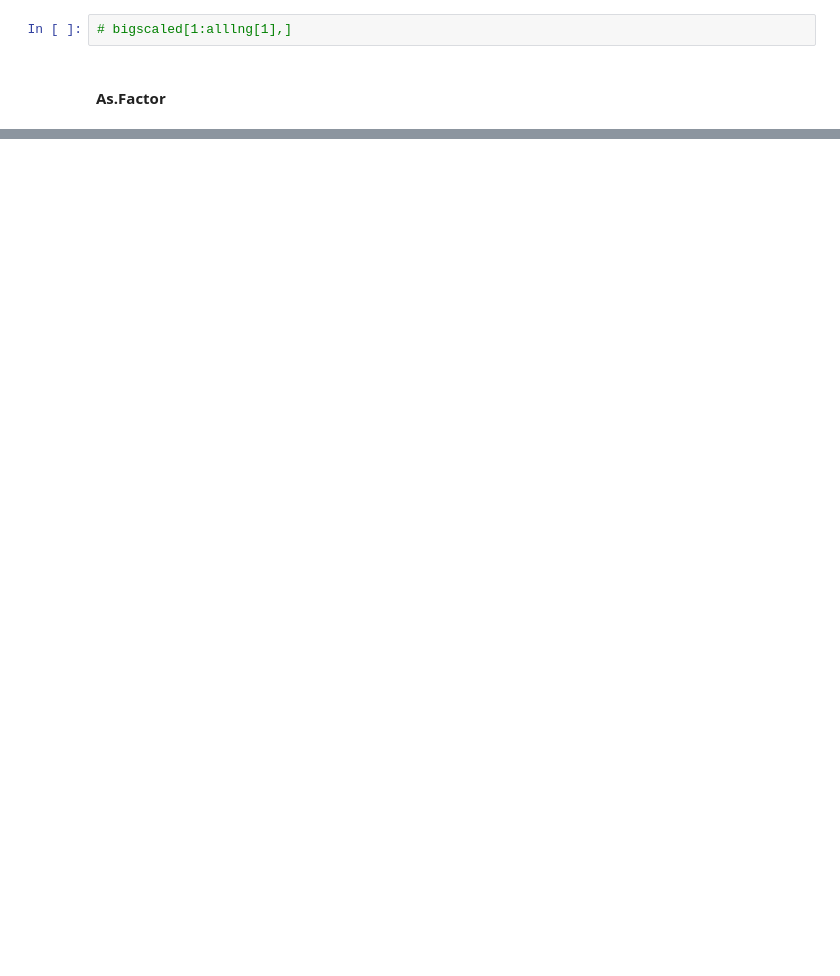
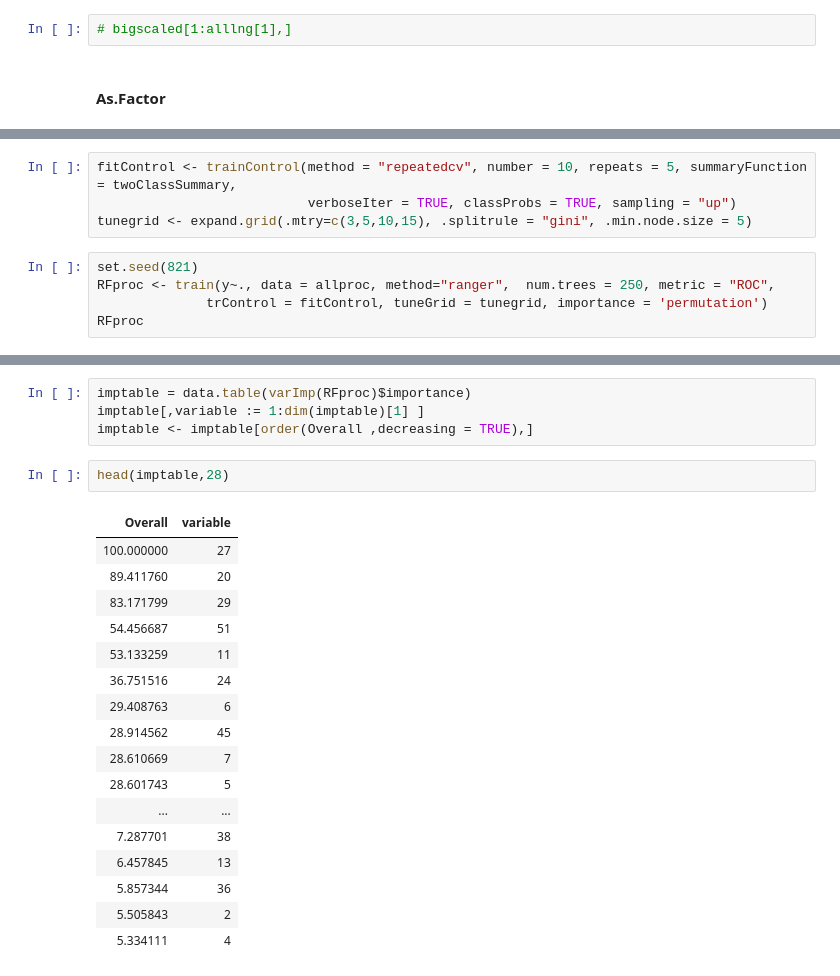
Before and after one commit to karaee/IE518Project, a Jupyter notebook: Project/Project1.ipynb, the cells around one changed output, grey strips where cells are left out. Cells and saved outputs as stored; diff of their text form; blank space fills up the shorter version.

```diff
--- a/Project/Project1.ipynb
+++ b/Project/Project1.ipynb
@@ -1409,0 +1463,9 @@ NULL
+# %%
+fitControl <- trainControl(method = "repeatedcv", number = 10, repeats = 5, summaryFunction = twoClassSummary,
+                           verboseIter = TRUE, classProbs = TRUE, sampling = "up")
+tunegrid <- expand.grid(.mtry=c(3,5,10,15), .splitrule = "gini", .min.node.size = 5)
+# %%
+set.seed(821)
+RFproc <- train(y~., data = allproc, method="ranger",  num.trees = 250, metric = "ROC",
+              trControl = fitControl, tuneGrid = tunegrid, importance = 'permutation')
+RFproc
@@ -1409,0 +1547,24 @@ NULL
+# %%
+imptable = data.table(varImp(RFproc)$importance)
+imptable[,variable := 1:dim(imptable)[1] ]
+imptable <- imptable[order(Overall ,decreasing = TRUE),]
+# %%
+head(imptable,28)
+# %% [output]
+| Overall | variable |
+| 100.000000 | 27 |
+| 89.411760 | 20 |
+| 83.171799 | 29 |
+| 54.456687 | 51 |
+| 53.133259 | 11 |
+| 36.751516 | 24 |
+| 29.408763 | 6 |
+| 28.914562 | 45 |
+| 28.610669 | 7 |
+| 28.601743 | 5 |
+| ... | ... |
+| 7.287701 | 38 |
+| 6.457845 | 13 |
+| 5.857344 | 36 |
+| 5.505843 | 2 |
+| 5.334111 | 4 |
```
Also changed, not shown: parts of 29 cells of this notebook.
